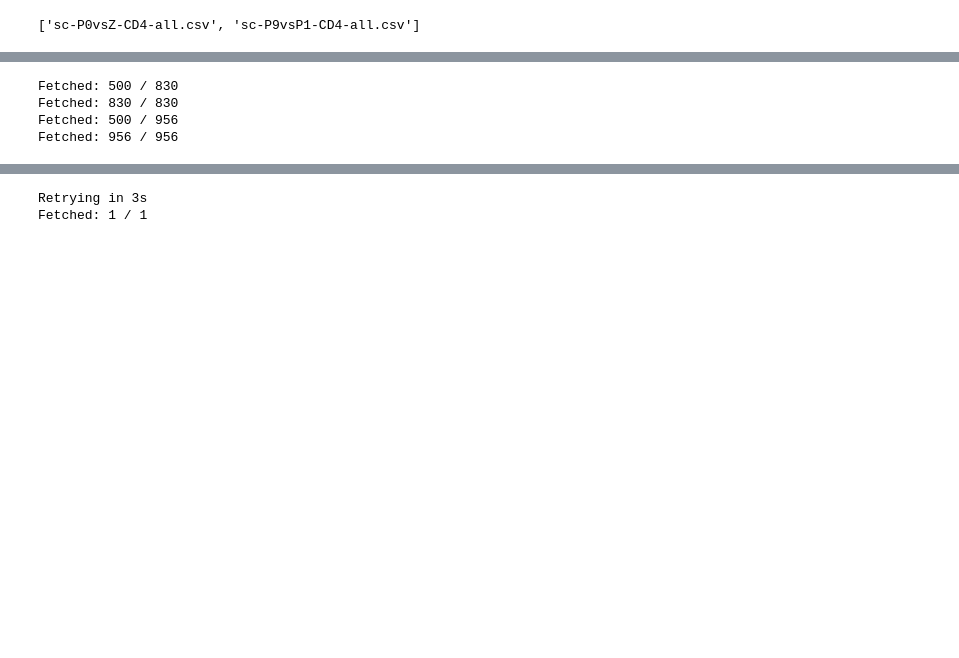
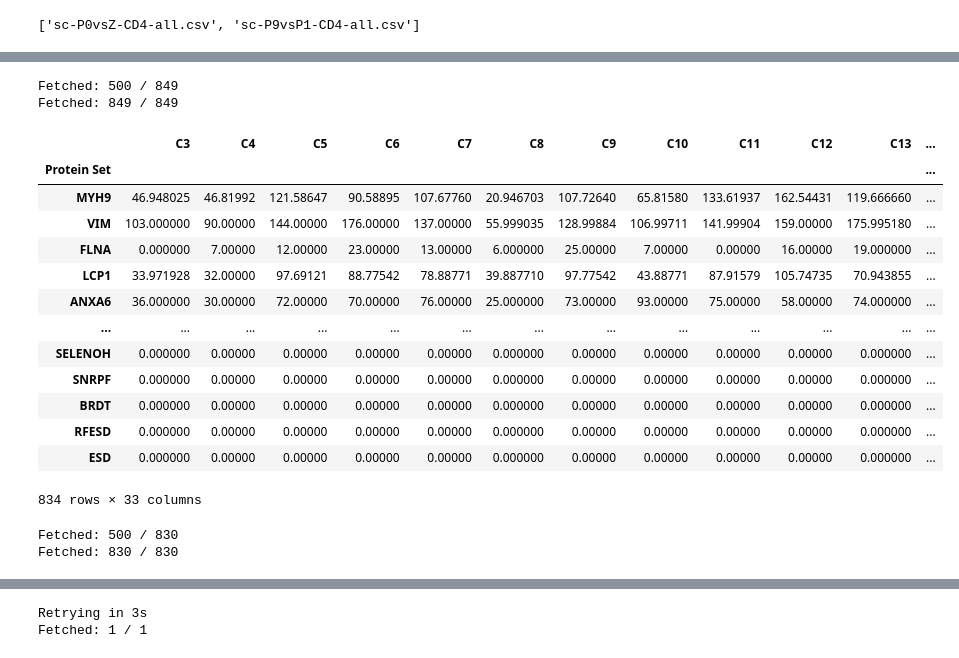
Before and after one commit to MenkynaM/GSEA, a Jupyter notebook: vyber_pacientov.ipynb, the cells around one changed output, grey strips where cells are left out. Drawn from its saved outputs; the diff is of its cells as text; code cells hidden in the pictures; blank space fills up the shorter version.

```diff
--- a/vyber_pacientov.ipynb
+++ b/vyber_pacientov.ipynb
@@ -97,11 +97,29 @@ df_p0vsZ
+# %%
+df_p0vsp1.rename(index=id_mapping.get_gene_names(list(df_p0vsp1.index)), inplace=True)
+df_p0vsp1
+# %% [output]
+Fetched: 500 / 849
+Fetched: 849 / 849
+|  | C3 | C4 | C5 | C6 | C7 | C8 | C9 | C10 | C11 | C12 | C13 | ... |
+| Protein Set |  |  |  |  |  |  |  |  |  |  |  | ... |
+| MYH9 | 46.948025 | 46.81992 | 121.58647 | 90.58895 | 107.67760 | 20.946703 | 107.72640 | 65.81580 | 133.61937 | 162.54431 | 119.666660 | ... |
+| VIM | 103.000000 | 90.00000 | 144.00000 | 176.00000 | 137.00000 | 55.999035 | 128.99884 | 106.99711 | 141.99904 | 159.00000 | 175.995180 | ... |
+| FLNA | 0.000000 | 7.00000 | 12.00000 | 23.00000 | 13.00000 | 6.000000 | 25.00000 | 7.00000 | 0.00000 | 16.00000 | 19.000000 | ... |
+| LCP1 | 33.971928 | 32.00000 | 97.69121 | 88.77542 | 78.88771 | 39.887710 | 97.77542 | 43.88771 | 87.91579 | 105.74735 | 70.943855 | ... |
+| ANXA6 | 36.000000 | 30.00000 | 72.00000 | 70.00000 | 76.00000 | 25.000000 | 73.00000 | 93.00000 | 75.00000 | 58.00000 | 74.000000 | ... |
+| ... | ... | ... | ... | ... | ... | ... | ... | ... | ... | ... | ... | ... |
+| SELENOH | 0.000000 | 0.00000 | 0.00000 | 0.00000 | 0.00000 | 0.000000 | 0.00000 | 0.00000 | 0.00000 | 0.00000 | 0.000000 | ... |
+| SNRPF | 0.000000 | 0.00000 | 0.00000 | 0.00000 | 0.00000 | 0.000000 | 0.00000 | 0.00000 | 0.00000 | 0.00000 | 0.000000 | ... |
+| BRDT | 0.000000 | 0.00000 | 0.00000 | 0.00000 | 0.00000 | 0.000000 | 0.00000 | 0.00000 | 0.00000 | 0.00000 | 0.000000 | ... |
+| RFESD | 0.000000 | 0.00000 | 0.00000 | 0.00000 | 0.00000 | 0.000000 | 0.00000 | 0.00000 | 0.00000 | 0.00000 | 0.000000 | ... |
+| ESD | 0.000000 | 0.00000 | 0.00000 | 0.00000 | 0.00000 | 0.000000 | 0.00000 | 0.00000 | 0.00000 | 0.00000 | 0.000000 | ... |
+834 rows × 33 columns
 # %%
-df_p0vsp1.rename(index=id_mapping.get_prot_description(list(df_p0vsp1.index)), inplace=True)
-df_p0vsZ.rename(index=id_mapping.get_prot_description(list(df_p0vsZ.index)), inplace=True)
+df_p0vsp1['Description'] = pd.Series(id_mapping.get_prot_description(list(df_p0vsp1.index)))
+# id_mapping.get_prot_description(list(df_p0vsZ.index))
 # %% [output]
 Fetched: 500 / 830
 Fetched: 830 / 830
-Fetched: 500 / 956
-Fetched: 956 / 956
 # %%
 cols_to_use = df_p0vsZ.columns.difference(df_p0vsp1.columns)
 df = pd.merge(df_p0vsZ[cols_to_use], df_p0vsp1, how='outer', on='Protein Set').fillna(0)
```
Also changed, not shown: parts of 4 cells of this notebook, 1 other file.
